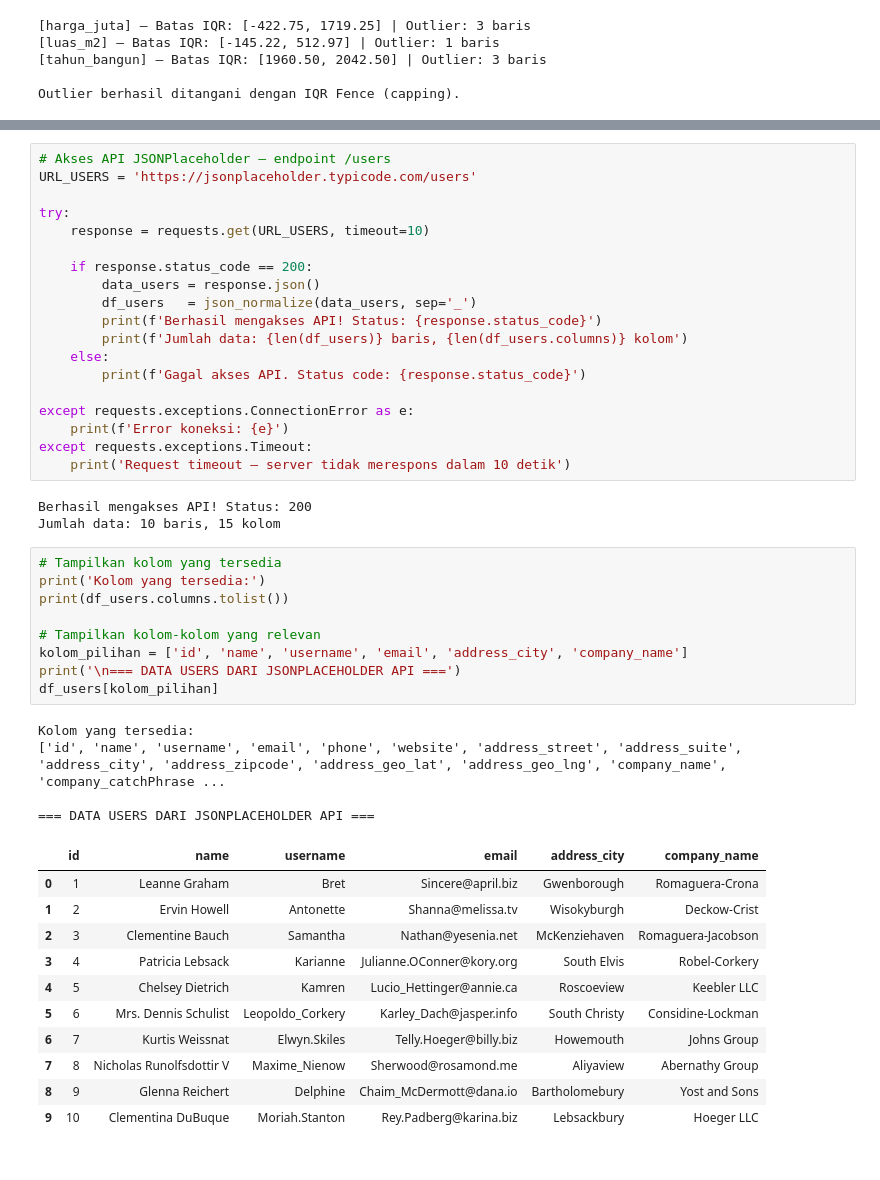
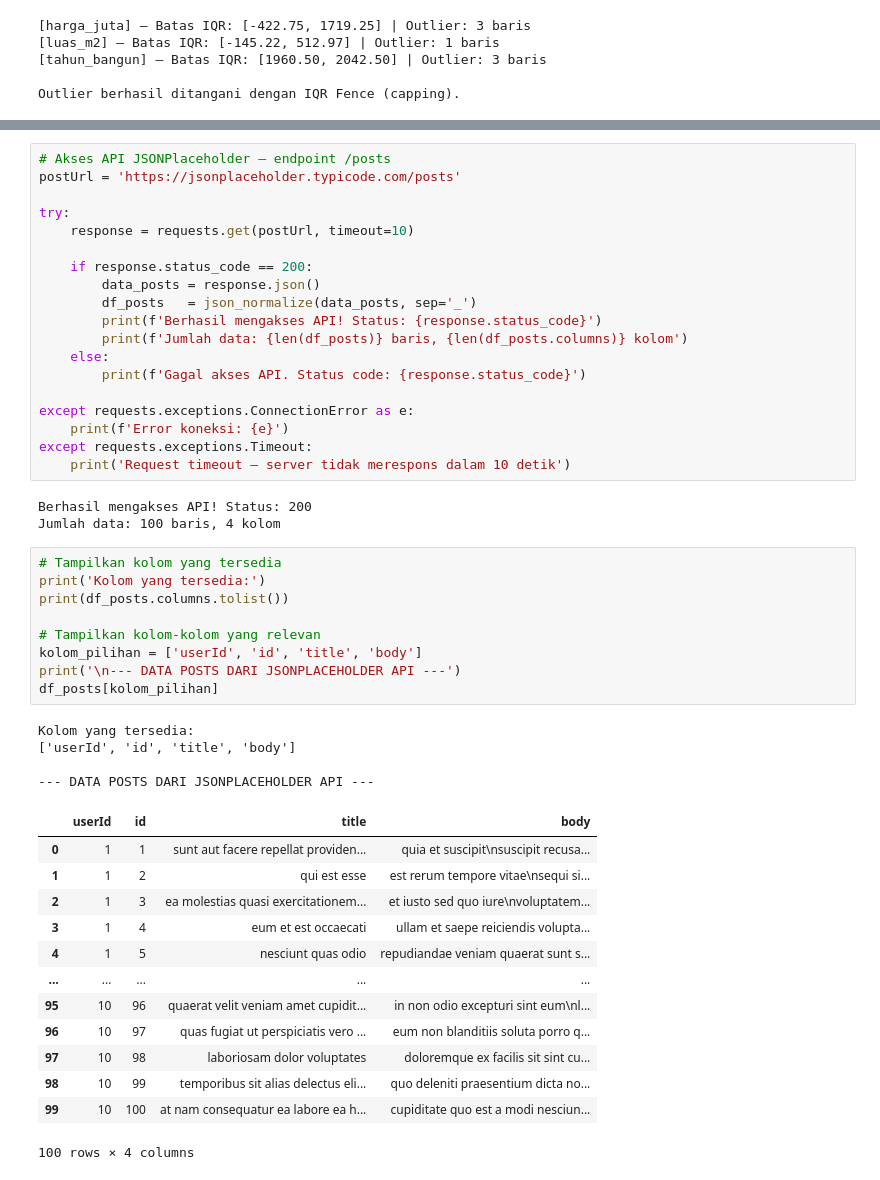
Before and after one commit to nisaagustiina/data-science-2024, a Jupyter notebook: Pertemuan3_NisaAgustina_240401070509_.ipynb, the cells around one changed output, grey strips where cells are left out. Saved outputs shown, nothing was run; the diff lists cells and outputs as text.

```diff
--- a/Pertemuan3_NisaAgustina_240401070509_.ipynb
+++ b/Pertemuan3_NisaAgustina_240401070509_.ipynb
@@ -262,17 +282,17 @@ Dataset bersih tersimpan sebagai housing_clean.csv
 | 3 | 4 | 49.7 | 178.0 | Ygy | 5.0 | 2013.0 | baik |
 | 4 | 5 | 133.4 | 424.0 | Medan | 5.0 | 2004.0 | sedang |
 # %%
-# Akses API JSONPlaceholder — endpoint /users
-URL_USERS = 'https://jsonplaceholder.typicode.com/users'
+# Akses API JSONPlaceholder — endpoint /posts
+postUrl = 'https://jsonplaceholder.typicode.com/posts'
 
 try:
-    response = requests.get(URL_USERS, timeout=10)
+    response = requests.get(postUrl, timeout=10)
 
     if response.status_code == 200:
-        data_users = response.json()
-        df_users   = json_normalize(data_users, sep='_')
+        data_posts = response.json()
+        df_posts   = json_normalize(data_posts, sep='_')
         print(f'Berhasil mengakses API! Status: {response.status_code}')
-        print(f'Jumlah data: {len(df_users)} baris, {len(df_users.columns)} kolom')
+        print(f'Jumlah data: {len(df_posts)} baris, {len(df_posts.columns)} kolom')
     else:
         print(f'Gagal akses API. Status code: {response.status_code}')
 
@@ -282,29 +302,31 @@ except requests.exceptions.Timeout:
     print('Request timeout — server tidak merespons dalam 10 detik')
 # %% [output]
 Berhasil mengakses API! Status: 200
-Jumlah data: 10 baris, 15 kolom
+Jumlah data: 100 baris, 4 kolom
 # %%
 # Tampilkan kolom yang tersedia
 print('Kolom yang tersedia:')
-print(df_users.columns.tolist())
+print(df_posts.columns.tolist())
 
 # Tampilkan kolom-kolom yang relevan
-kolom_pilihan = ['id', 'name', 'username', 'email', 'address_city', 'company_name']
-print('\n=== DATA USERS DARI JSONPLACEHOLDER API ===')
-df_users[kolom_pilihan]
+kolom_pilihan = ['userId', 'id', 'title', 'body']
+print('\n--- DATA POSTS DARI JSONPLACEHOLDER API ---')
+df_posts[kolom_pilihan]
 # %% [output]
 Kolom yang tersedia:
-['id', 'name', 'username', 'email', 'phone', 'website', 'address_street', 'address_suite', 'address_city', 'address_zipcode', 'address_geo_lat', 'address_geo_lng', 'company_name', 'company_catchPhrase ...
+['userId', 'id', 'title', 'body']
 
-=== DATA USERS DARI JSONPLACEHOLDER API ===
+--- DATA POSTS DARI JSONPLACEHOLDER API ---
-|  | id | name | username | email | address_city | company_name |
-| 0 | 1 | Leanne Graham | Bret | Sincere@april.biz | Gwenborough | Romaguera-Crona |
-| 1 | 2 | Ervin Howell | Antonette | Shanna@melissa.tv | Wisokyburgh | Deckow-Crist |
-| 2 | 3 | Clementine Bauch | Samantha | Nathan@yesenia.net | McKenziehaven | Romaguera-Jacobson |
-| 3 | 4 | Patricia Lebsack | Karianne | Julianne.OConner@kory.org | South Elvis | Robel-Corkery |
-| 4 | 5 | Chelsey Dietrich | Kamren | Lucio_Hettinger@annie.ca | Roscoeview | Keebler LLC |
-| 5 | 6 | Mrs. Dennis Schulist | Leopoldo_Corkery | Karley_Dach@jasper.info | South Christy | Considine-Lockman |
-| 6 | 7 | Kurtis Weissnat | Elwyn.Skiles | Telly.Hoeger@billy.biz | Howemouth | Johns Group |
-| 7 | 8 | Nicholas Runolfsdottir V | Maxime_Nienow | Sherwood@rosamond.me | Aliyaview | Abernathy Group |
-| 8 | 9 | Glenna Reichert | Delphine | Chaim_McDermott@dana.io | Bartholomebury | Yost and Sons |
-| 9 | 10 | Clementina DuBuque | Moriah.Stanton | Rey.Padberg@karina.biz | Lebsackbury | Hoeger LLC |
+|  | userId | id | title | body |
+| 0 | 1 | 1 | sunt aut facere repellat providen... | quia et suscipit\nsuscipit recusa... |
+| 1 | 1 | 2 | qui est esse | est rerum tempore vitae\nsequi si... |
+| 2 | 1 | 3 | ea molestias quasi exercitationem... | et iusto sed quo iure\nvoluptatem... |
+| 3 | 1 | 4 | eum et est occaecati | ullam et saepe reiciendis volupta... |
+| 4 | 1 | 5 | nesciunt quas odio | repudiandae veniam quaerat sunt s... |
+| ... | ... | ... | ... | ... |
+| 95 | 10 | 96 | quaerat velit veniam amet cupidit... | in non odio excepturi sint eum\nl... |
+| 96 | 10 | 97 | quas fugiat ut perspiciatis vero ... | eum non blanditiis soluta porro q... |
+| 97 | 10 | 98 | laboriosam dolor voluptates | doloremque ex facilis sit sint cu... |
+| 98 | 10 | 99 | temporibus sit alias delectus eli... | quo deleniti praesentium dicta no... |
+| 99 | 10 | 100 | at nam consequatur ea labore ea h... | cupiditate quo est a modi nesciun... |
+100 rows × 4 columns
```
Also changed, not shown: parts of 15 cells of this notebook, 10 other files.
